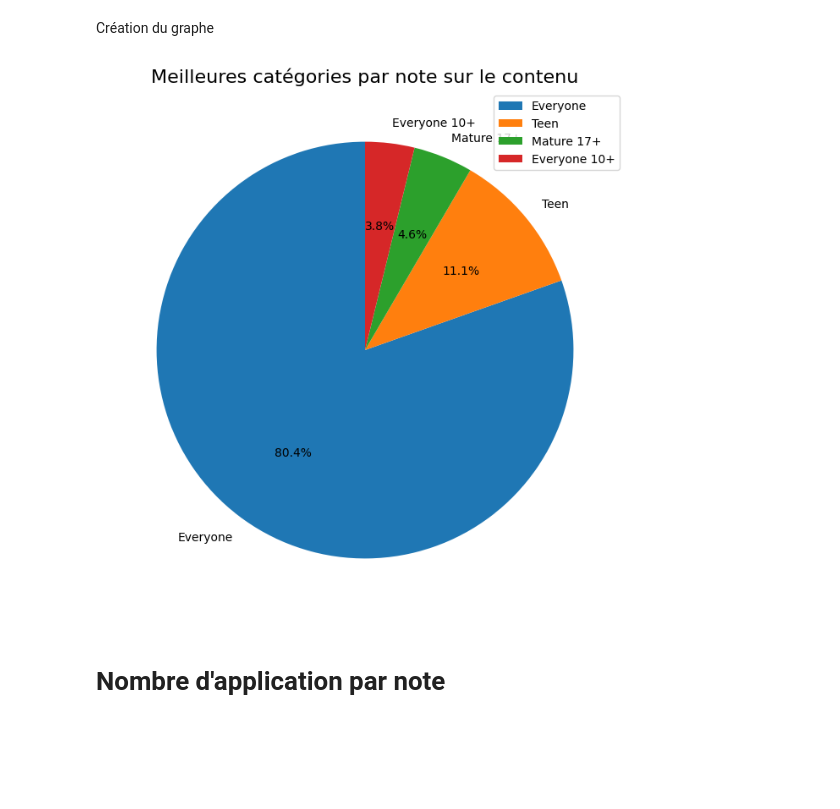
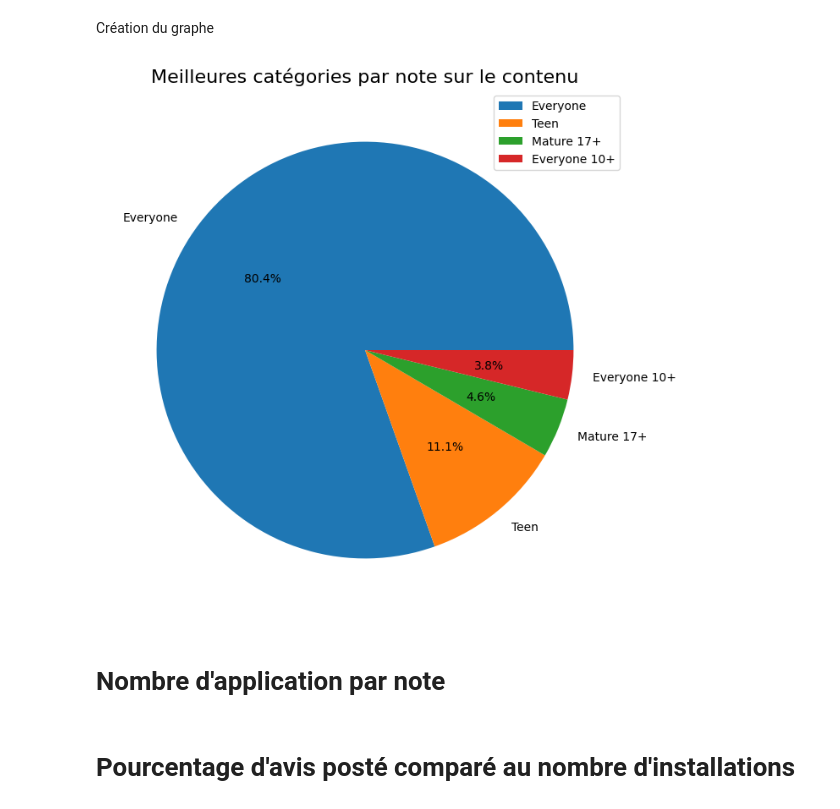
Before and after one commit to Vahor/ca-va-malo, a Jupyter notebook: src/main.ipynb, the cells around one changed output. Saved outputs shown, nothing was run; the diff lists cells and outputs as text; code cells hidden in the pictures; blank space fills up the shorter version.

```diff
--- a/src/main.ipynb
+++ b/src/main.ipynb
@@ -114,12 +116,12 @@ top_cat = filtered_grouped_categories.sort_values(ascending=False)
 Création du graphe
 # %%
 plt.figure(figsize=(8, 8))
-plt.pie(top_cat, labels=top_cat.index, autopct='%1.1f%%', startangle=90)
+plt.pie(top_cat, labels=top_cat.index, autopct='%1.1f%%')
 plt.title("Meilleures catégories par note sur le contenu", fontsize=16)
 plt.legend()
 plt.show()
 # %% [output]
-[figure, old version]
+[figure, new version]
 # %% [markdown]
 # Nombre d\'application par note
 # %%
@@ -138,3 +140,5 @@ fig.update_layout(
     title_x=0.5
 )
 fig.show()
+# %% [markdown]
+# Pourcentage d'avis posté comparé au nombre d'installations
```
Also changed, not shown: parts of 3 cells of this notebook, 2 other files.
